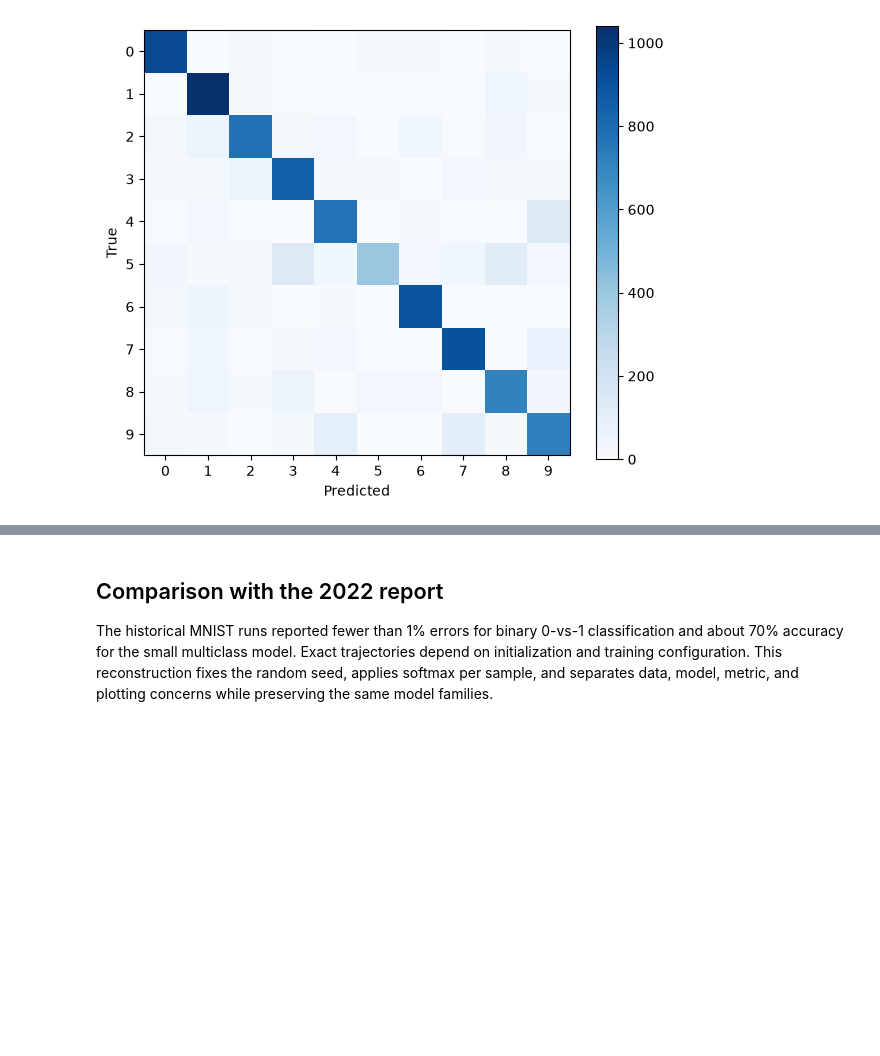
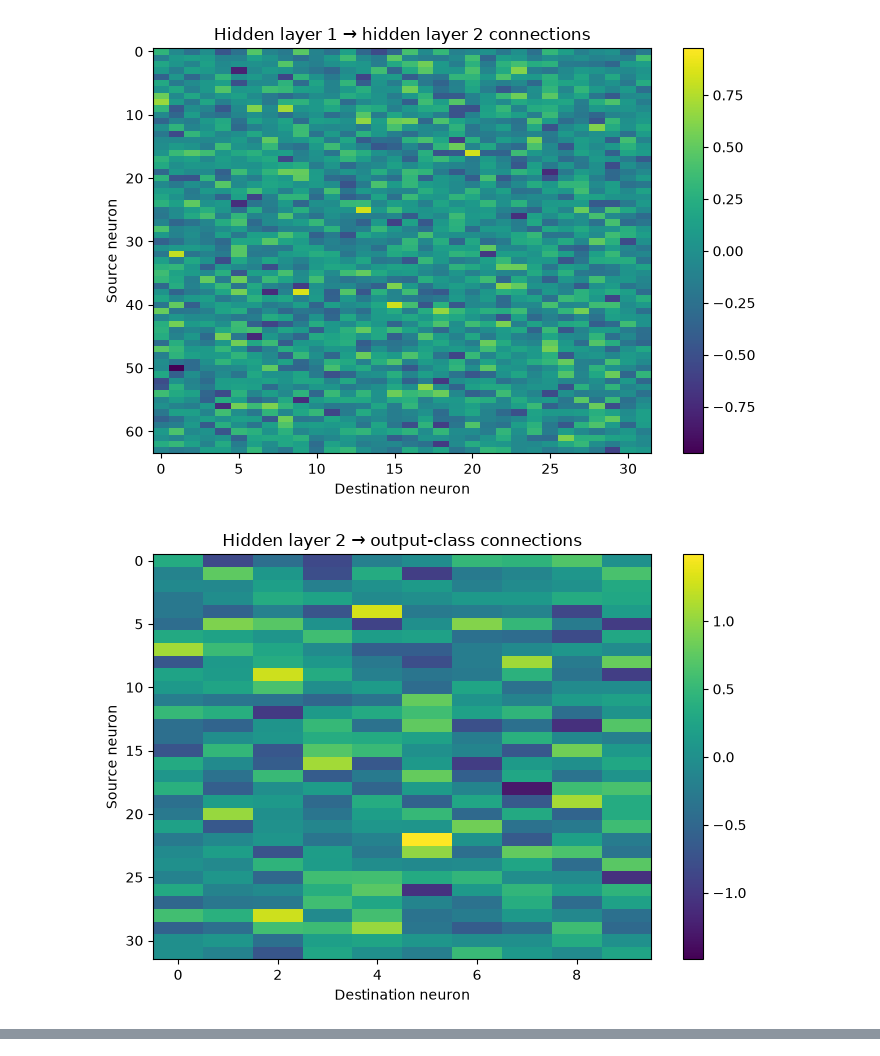
Before and after one commit to Droxxorie/perceptron, a Jupyter notebook: perceptron_mnist.ipynb, the cells around one changed output, grey strips where cells are left out. Drawn from its saved outputs; the diff is of its cells as text; code cells hidden in the pictures; blank space fills up the shorter version.

```diff
--- a/perceptron_mnist.ipynb
+++ b/perceptron_mnist.ipynb
@@ -41,0 +31,10 @@ Digits 0 and 1 are mapped to −1 and +1. A mistaken sample updates weights and
+# %%
+SEED = 42
+raw_images, labels = load_mnist(Path("data"))
+sample_intensities = np.unique(raw_images[:1_000])
+
+images = normalize_images(raw_images)
+train_images, train_labels, validation_images, validation_labels, test_images, test_labels = split_mnist(
+    images, labels, validation_fraction=0.1, seed=SEED
+)
+train_images.shape, validation_images.shape, test_images.shape
@@ -74,0 +162,21 @@ Multiclass accuracy: 80.0%
+# %%
+representative_indices = []
+for digit in range(10):
+    candidates = np.flatnonzero((test_labels == digit) & (optimized_predictions == digit))
+    representative_indices.append(candidates[0])
+
+representative_indices = np.asarray(representative_indices)
+representative_images = test_images[representative_indices]
+representative_labels = test_labels[representative_indices]
+representative_predictions = optimized_predictions[representative_indices]
+representative_probabilities = optimized_model.forward(representative_images)[1]
+representative_evidence = input_attributions(
+    optimized_model, representative_images, representative_predictions
+)
+plot_attribution_examples(
+    representative_images,
+    representative_evidence,
+    representative_labels,
+    representative_predictions,
+    representative_probabilities,
+);
@@ -75,5 +189,9 @@ Multiclass accuracy: 80.0%
 # %%
-matrix = confusion_matrix(multiclass_labels, multiclass_predictions, n_classes=10)
+plot_layer_weights(optimized_model.weights[1], "Hidden layer 1 → hidden layer 2 connections");
+plot_layer_weights(optimized_model.weights[-1], "Hidden layer 2 → output-class connections");
+
+matrix = confusion_matrix(test_labels, optimized_predictions, n_classes=10)
 plot_confusion(matrix, labels=[str(digit) for digit in range(10)]);
 # %% [output]
-[figure, old version]
+[figure, new version]
+[figure, added]
@@ -80,4 +198,0 @@ plot_confusion(matrix, labels=[str(digit) for digit in range(10)]);
-# %% [markdown]
-## Comparison with the 2022 report
-
-The historical MNIST runs reported fewer than 1% errors for binary 0-vs-1 classification and about 70% accuracy for the small multiclass model. Exact trajectories depend on initialization and training configuration. This reconstruction fixes the random seed, applies softmax per sample, and separates data, model, metric, and plotting concerns while preserving the same model families.
```
Also changed, not shown: parts of 24 cells of this notebook, 9 other files.
